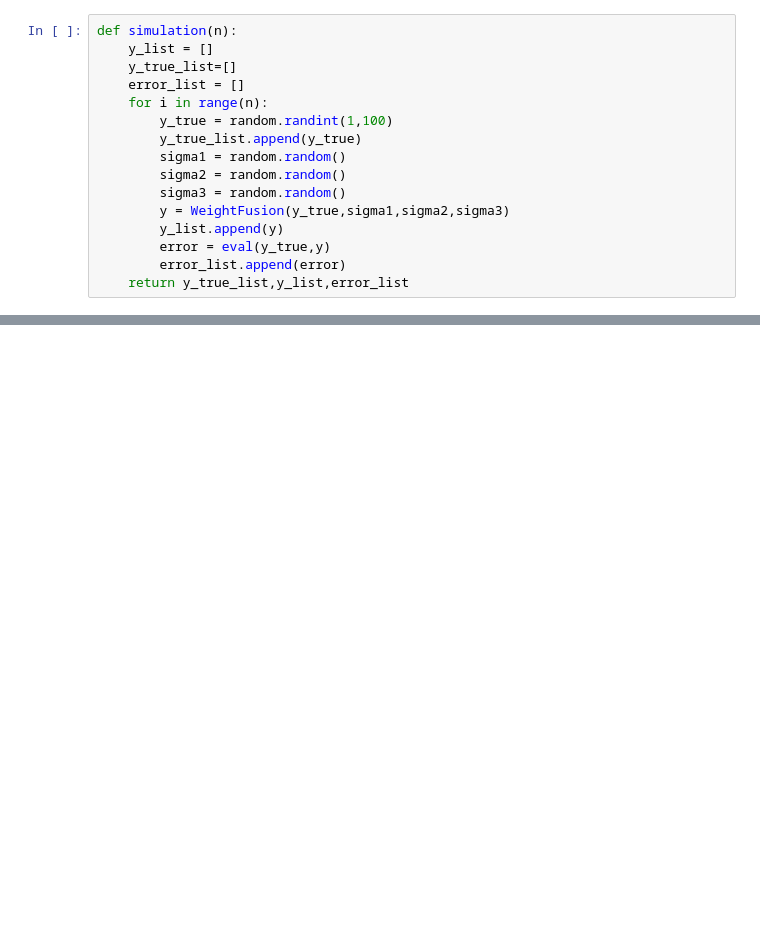
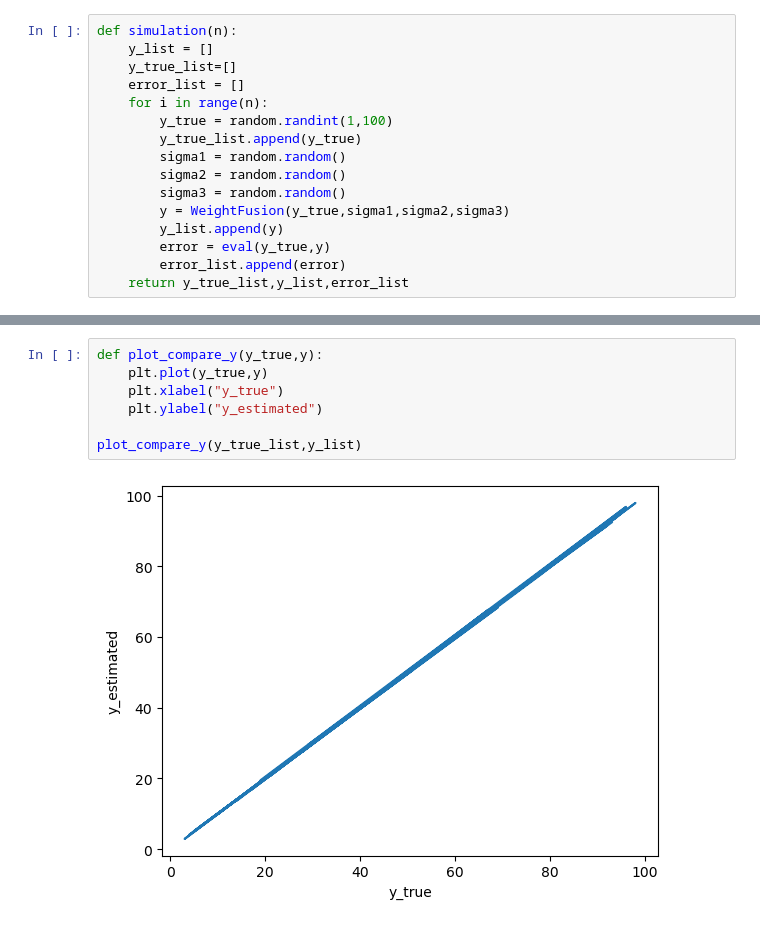
Before and after one commit to HatcherRobotics/intelligent-information-processing, a Jupyter notebook: 第一章-绪论/ThreeSensorFusionSimulation.ipynb, the cells around one changed output, grey strips where cells are left out. Cells and saved outputs as stored; diff of their text form; blank space fills up the shorter version.

```diff
--- a/第一章-绪论/ThreeSensorFusionSimulation.ipynb
+++ b/第一章-绪论/ThreeSensorFusionSimulation.ipynb
@@ -79,0 +111,9 @@ y_list
+# %%
+def plot_compare_y(y_true,y):
+    plt.plot(y_true,y)
+    plt.xlabel("y_true")
+    plt.ylabel("y_estimated")
+
+plot_compare_y(y_true_list,y_list)
+# %% [output]
+[figure, added]
```
Also changed, not shown: parts of 8 cells of this notebook.
